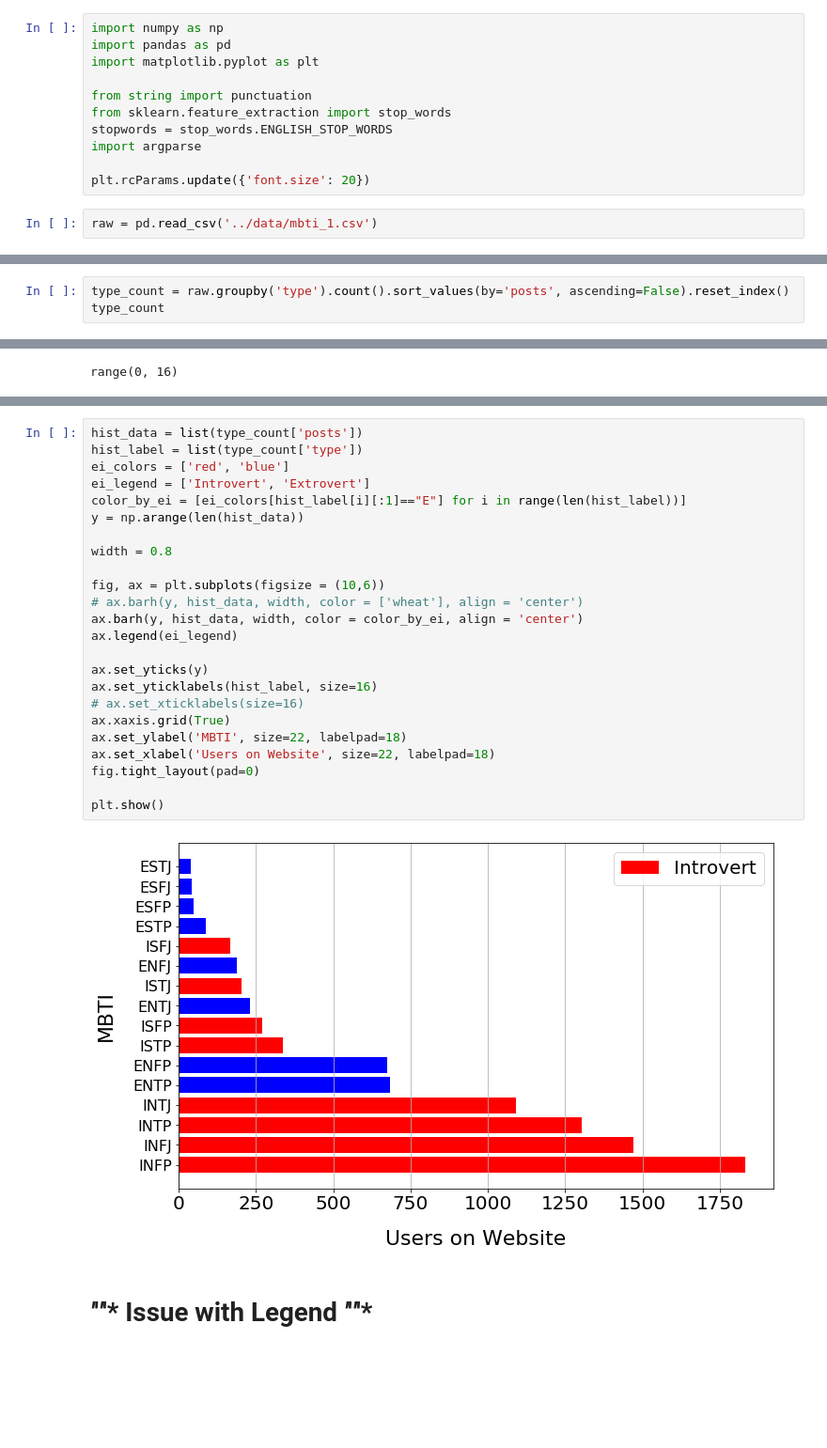
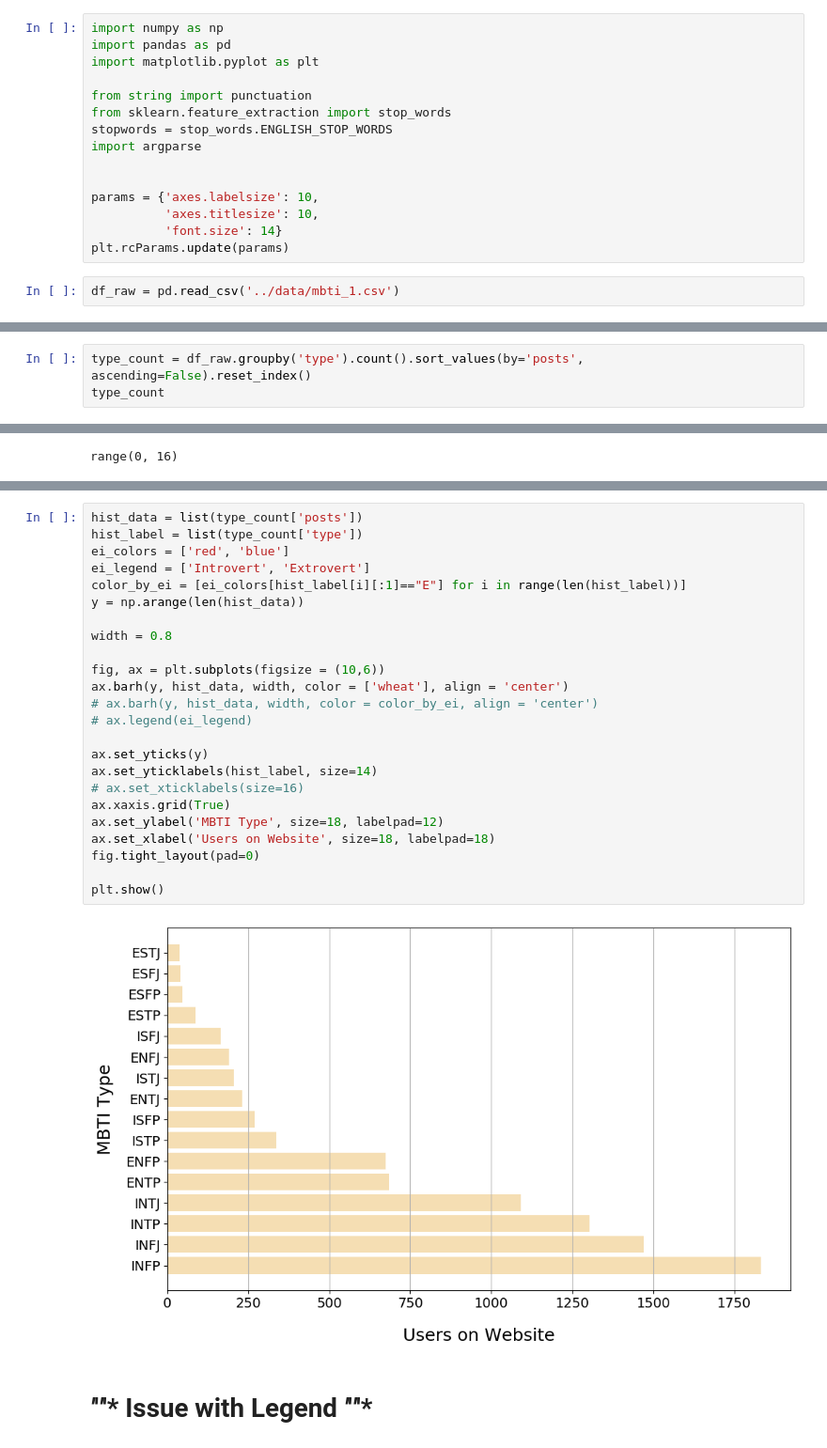
Before and after one commit to AsaKientz/DSI-Capstone-I, a Jupyter notebook: notebooks/cap-I-mbti-playground.ipynb, the cells around one changed output, grey strips where cells are left out. Shown: that part at 94% size. Cells and saved outputs as stored; diff of their text form; blank space fills up the shorter version.

```diff
--- a/notebooks/cap-I-mbti-playground.ipynb
+++ b/notebooks/cap-I-mbti-playground.ipynb
@@ -8,7 +8,11 @@ from sklearn.feature_extraction import stop_words
 stopwords = stop_words.ENGLISH_STOP_WORDS
 import argparse
 
-plt.rcParams.update({'font.size': 20})
+
+params = {'axes.labelsize': 10,
+          'axes.titlesize': 10,
+          'font.size': 14}
+plt.rcParams.update(params)
 # %%
-raw = pd.read_csv('../data/mbti_1.csv')
+df_raw = pd.read_csv('../data/mbti_1.csv')
 # %%
@@ -21,7 +25,7 @@ raw.head(5)
 | 3 | INTJ | 'Dear INTP, I enjoyed our convers... |
 | 4 | ENTJ | 'You're fired.|||That's another s... |
 # %%
-type_count = raw.groupby('type').count().sort_values(by='posts', ascending=False).reset_index()
+type_count = df_raw.groupby('type').count().sort_values(by='posts', ascending=False).reset_index()
 type_count
 # %% [output]
 |  | type | posts |
@@ -76,28 +65,28 @@ color_by_ei
 # %%
 hist_data = list(type_count['posts'])
 hist_label = list(type_count['type'])
 ei_colors = ['red', 'blue']
 ei_legend = ['Introvert', 'Extrovert']
 color_by_ei = [ei_colors[hist_label[i][:1]=="E"] for i in range(len(hist_label))]
 y = np.arange(len(hist_data))
 
 width = 0.8
 
 fig, ax = plt.subplots(figsize = (10,6))
-# ax.barh(y, hist_data, width, color = ['wheat'], align = 'center')
-ax.barh(y, hist_data, width, color = color_by_ei, align = 'center')
-ax.legend(ei_legend)
+ax.barh(y, hist_data, width, color = ['wheat'], align = 'center')
+# ax.barh(y, hist_data, width, color = color_by_ei, align = 'center')
+# ax.legend(ei_legend)
 
 ax.set_yticks(y)
-ax.set_yticklabels(hist_label, size=16)
+ax.set_yticklabels(hist_label, size=14)
 # ax.set_xticklabels(size=16)
 ax.xaxis.grid(True)
-ax.set_ylabel('MBTI', size=22, labelpad=18)
-ax.set_xlabel('Users on Website', size=22, labelpad=18)
+ax.set_ylabel('MBTI Type', size=18, labelpad=12)
+ax.set_xlabel('Users on Website', size=18, labelpad=18)
 fig.tight_layout(pad=0)
 
 plt.show()
 # %% [output]
-[figure, old version]
+[figure, new version]
 # %% [markdown]
 # *'*'*'*'* Issue with Legend *'*'*'*'*
```
Also changed, not shown: parts of 34 cells of this notebook, 7 other files.
